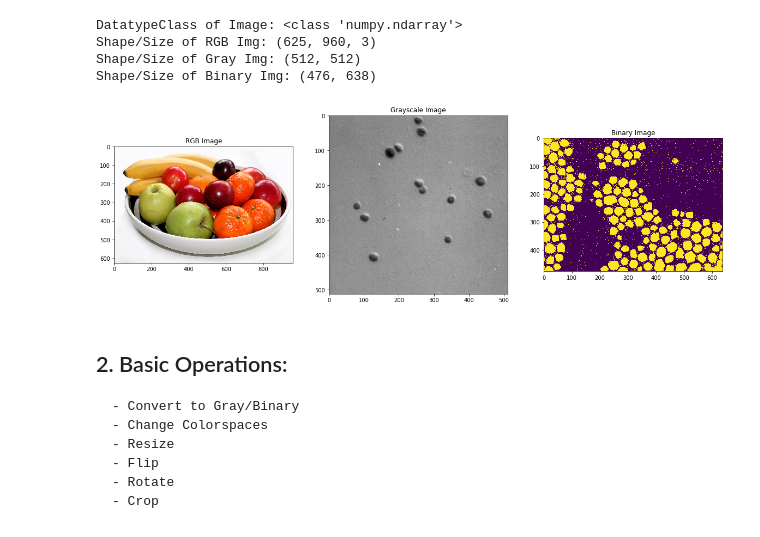
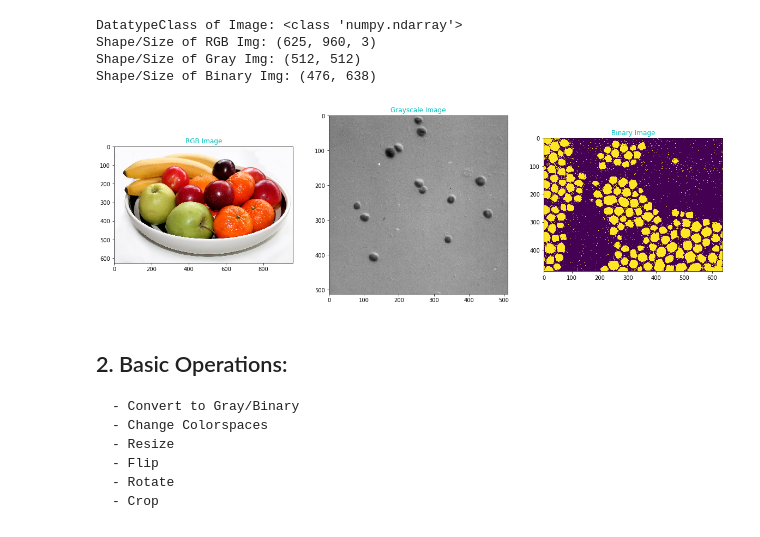
Before and after one commit to MeAmarP/opencv_snipps, a Jupyter notebook: Helpful_Python_snippets_for_Image_Processing_using_OpenCV.ipynb, the cells around one changed output. Saved outputs shown, nothing was run; the diff lists cells and outputs as text; code cells hidden in the pictures.

```diff
--- a/Helpful_Python_snippets_for_Image_Processing_using_OpenCV.ipynb
+++ b/Helpful_Python_snippets_for_Image_Processing_using_OpenCV.ipynb
@@ -67,18 +76,18 @@ Shape/Size of Binary Img: (476, 638)
 # %%
 plt.figure(figsize=(20,10))
 plt.subplot(1,3,1)
 #Note: matplotlib uses RGB format so had to convert BGR-to-RGB
 plt.imshow(cv2.cvtColor(MainImgBGR,cv2.COLOR_BGR2RGB))
-plt.title('RGB Image')
+plt.title('RGB Image',color='c')
 plt.subplot(1,3,2)
 plt.imshow(MainImgGray,cmap='gray')
-plt.title('Grayscale Image')
+plt.title('Grayscale Image',color='c')
 plt.subplot(1,3,3)
 plt.imshow(MainImgBin)
-plt.title('Binary Image')
+plt.title('Binary Image',color='c')
 plt.show()
 # %% [output]
-[figure, old version]
+[figure, new version]
 # %% [markdown]
 ## 2. Basic Operations:
     - Convert to Gray/Binary
```
Also changed, not shown: parts of 9 cells of this notebook.
